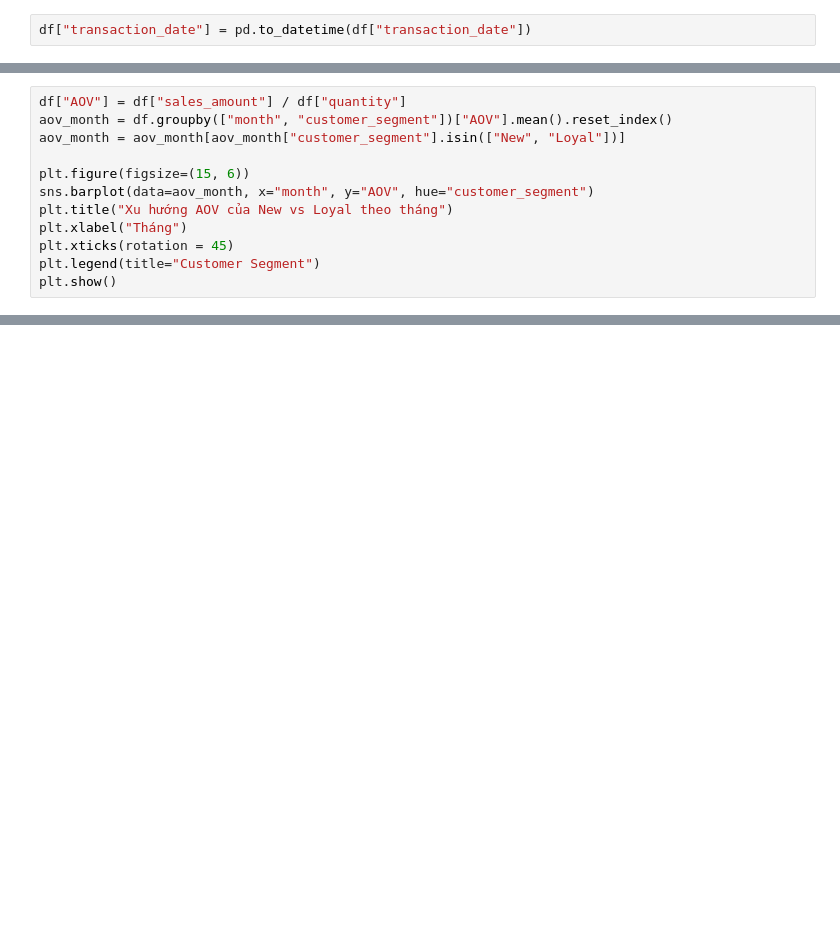
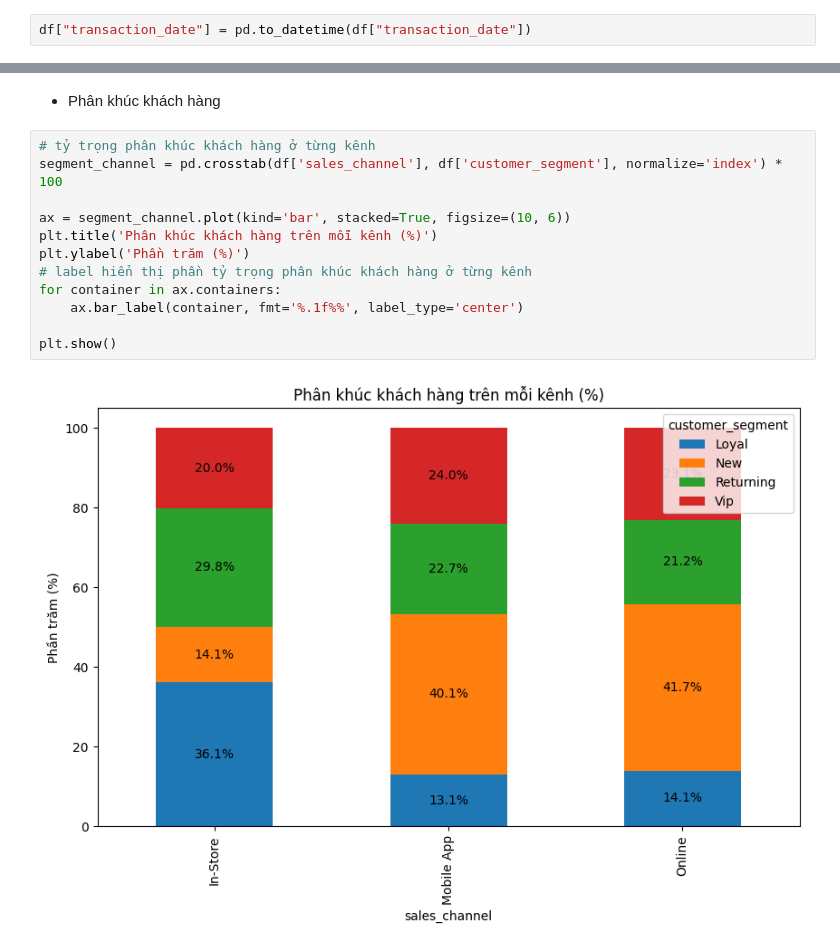
Before and after one commit to vanLong22/DA_Channel, a Jupyter notebook: notebooks/EDA.ipynb, the cells around one changed output, grey strips where cells are left out. Drawn from its saved outputs; the diff is of its cells as text; blank space fills up the shorter version.

```diff
--- a/notebooks/EDA.ipynb
+++ b/notebooks/EDA.ipynb
@@ -210,12 +37,0 @@ plt.show()
-# %%
-df["AOV"] = df["sales_amount"] / df["quantity"]
-aov_month = df.groupby(["month", "customer_segment"])["AOV"].mean().reset_index()
-aov_month = aov_month[aov_month["customer_segment"].isin(["New", "Loyal"])]
-
-plt.figure(figsize=(15, 6))
-sns.barplot(data=aov_month, x="month", y="AOV", hue="customer_segment")
-plt.title("Xu hướng AOV của New vs Loyal theo tháng")
-plt.xlabel("Tháng")
-plt.xticks(rotation = 45)
-plt.legend(title="Customer Segment")
-plt.show()
@@ -381,0 +71,16 @@ Phân tích hành vi mua hàng của khách hàng trên nhiều kênh bán hàng
+# %% [markdown]
+- Phân khúc khách hàng
+# %%
+# tỷ trọng phân khúc khách hàng ở từng kênh
+segment_channel = pd.crosstab(df['sales_channel'], df['customer_segment'], normalize='index') * 100
+
+ax = segment_channel.plot(kind='bar', stacked=True, figsize=(10, 6))
+plt.title('Phân khúc khách hàng trên mỗi kênh (%)')
+plt.ylabel('Phần trăm (%)')
+# label hiển thị phần tỷ trọng phân khúc khách hàng ở từng kênh
+for container in ax.containers:
+    ax.bar_label(container, fmt='%.1f%%', label_type='center')
+
+plt.show()
+# %% [output]
+[figure, added]
```
Also changed, not shown: parts of 103 cells of this notebook, 6 other files.
